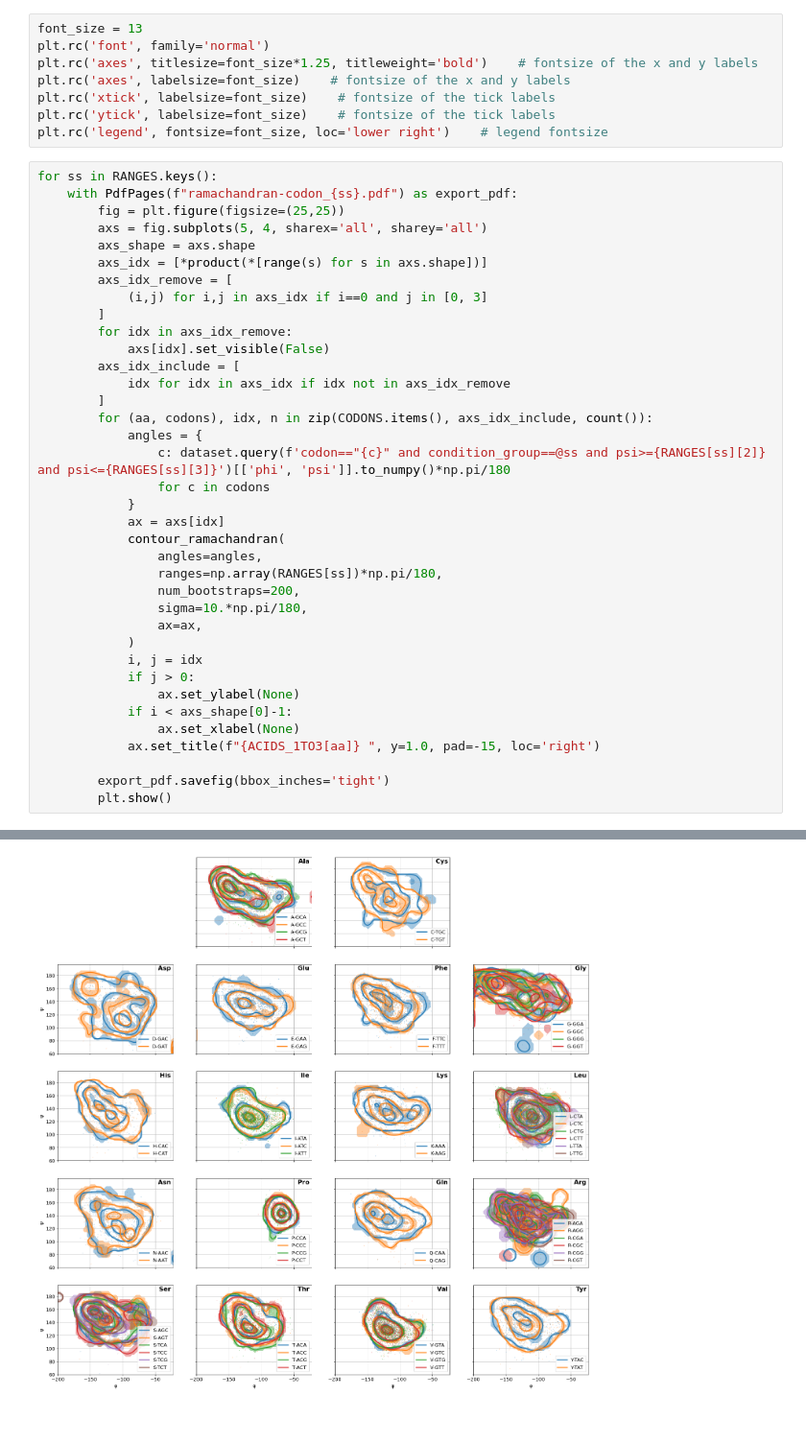
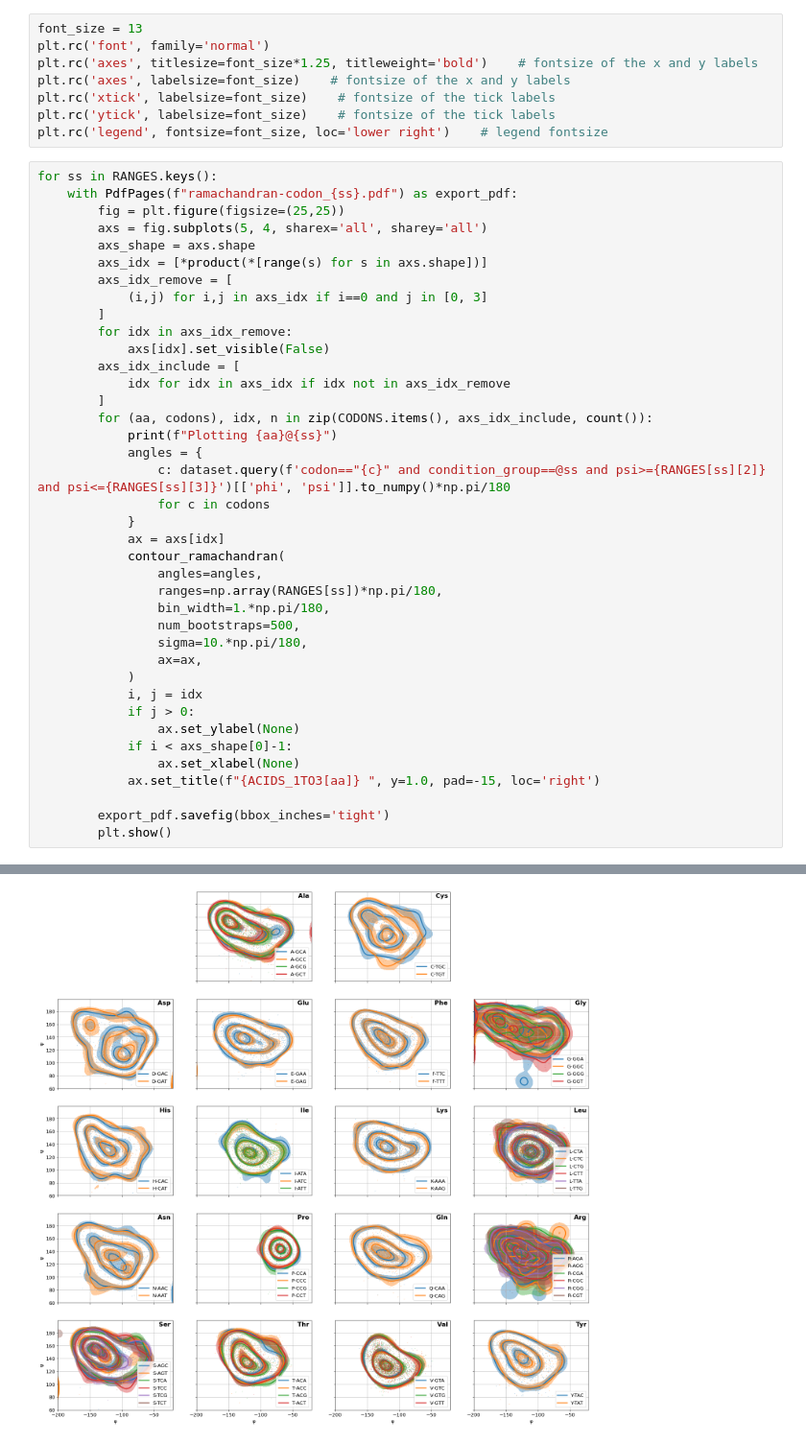
Before and after one commit to vistalab-technion/pp5, a Jupyter notebook: notebooks/plotting.ipynb, the cells around one changed output, grey strips where cells are left out. Shown at 96% size. Cells and saved outputs as stored; diff of their text form.

Commit message:
Plotting

```diff
--- a/notebooks/plotting.ipynb
+++ b/notebooks/plotting.ipynb
@@ -62,6 +62,7 @@ for ss in RANGES.keys():
             idx for idx in axs_idx if idx not in axs_idx_remove
         ]
         for (aa, codons), idx, n in zip(CODONS.items(), axs_idx_include, count()):
+            print(f"Plotting {aa}@{ss}")
             angles = {
                 c: dataset.query(f'codon=="{c}" and condition_group==@ss and psi>={RANGES[ss][2]} and psi<={RANGES[ss][3]}')[['phi', 'psi']].to_numpy()*np.pi/180
                 for c in codons
@@ -70,7 +71,8 @@ for ss in RANGES.keys():
             contour_ramachandran(
                 angles=angles,
                 ranges=np.array(RANGES[ss])*np.pi/180,
-                num_bootstraps=200,
+                bin_width=1.*np.pi/180,
+                num_bootstraps=500,
                 sigma=10.*np.pi/180,
                 ax=ax,
             )
@@ -87 +107 @@ for ss in RANGES.keys():
-[figure, old version]
+[figure, new version]
```
Also changed, not shown: parts of 1 cell of this notebook.
